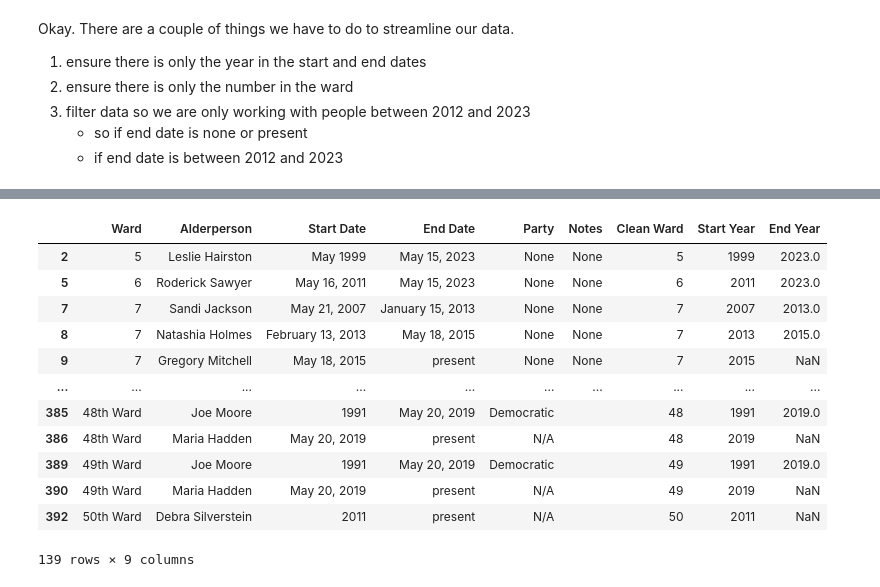
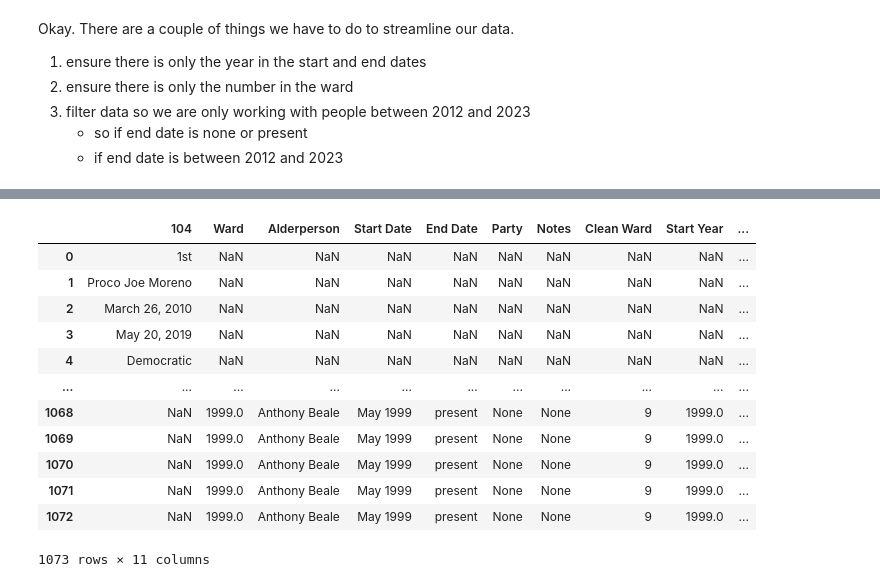
Before and after one commit to uchicago-2025-capp30122/30122-project-gitmoney, a Jupyter notebook: Scraper/join_ward_jsons.ipynb, the cells around one changed output, grey strips where cells are left out. Drawn from its saved outputs; the diff is of its cells as text; code cells hidden in the pictures.

Commit message:
joined scraper data, unchecked

```diff
--- a/Scraper/join_ward_jsons.ipynb
+++ b/Scraper/join_ward_jsons.ipynb
@@ -6,12 +6,12 @@ import csv
 # %%
 full_wards = []
 
-with open("libbys_scraped_data.json", "r") as f:
+with open("../data/wiki/libbys_scraped_data.json", "r") as f:
     df = json.load(f)
     for row in df:
         full_wards.append(row)
 
-with open("scraped_data.json", "r") as f:
+with open("../data/wiki/getnet_data.json", "r") as f:
     df = json.load(f)
     for row in df:
         full_wards.append(row)
@@ -41,8 +41,9 @@ Okay. There are a couple of things we have to do to streamline our data.
     - so if end date is none or present
     - if end date is between 2012 and 2023
 # %%
-all_alderpeople["Clean Ward"] =  all_alderpeople["Ward"].str.extract('(\\d+)')
-all_alderpeople["Start Year"] =  all_alderpeople["Start Date"].str.extract('(\\d{4})')
+all_alderpeople["Clean Ward"] = all_alderpeople["Ward"].str.extract('(\\d+)')
+all_alderpeople["Start Year"] = all_alderpeople["Start Date"].str.extract('(\\d{4})')
 all_alderpeople["End Year"] =  all_alderpeople["End Date"].str.extract('(\\d{4})')
+all_alderpeople["Start Year"] =  pd.to_numeric(all_alderpeople['Start Year'])
 all_alderpeople["End Year"] =  pd.to_numeric(all_alderpeople['End Year'])
 # %%
@@ -64,19 +63,18 @@ all_alderpeople
 # %%
 alders_2012_2023 =  all_alderpeople.loc[(all_alderpeople['End Year'] >= 2012) | (all_alderpeople['End Year'].isna()) ]
-
-alders_2012_2023
+alders_2012_2023 = alders_2012_2023.sort_values(by = "Clean Ward")
 # %% [output]
-|  | Ward | Alderperson | Start Date | End Date | Party | Notes | Clean Ward | Start Year | End Year |
-| 2 | 5 | Leslie Hairston | May 1999 | May 15, 2023 | None | None | 5 | 1999 | 2023.0 |
-| 5 | 6 | Roderick Sawyer | May 16, 2011 | May 15, 2023 | None | None | 6 | 2011 | 2023.0 |
-| 7 | 7 | Sandi Jackson | May 21, 2007 | January 15, 2013 | None | None | 7 | 2007 | 2013.0 |
-| 8 | 7 | Natashia Holmes | February 13, 2013 | May 18, 2015 | None | None | 7 | 2013 | 2015.0 |
-| 9 | 7 | Gregory Mitchell | May 18, 2015 | present | None | None | 7 | 2015 | NaN |
-| ... | ... | ... | ... | ... | ... | ... | ... | ... | ... |
-| 385 | 48th Ward | Joe Moore | 1991 | May 20, 2019 | Democratic |  | 48 | 1991 | 2019.0 |
-| 386 | 48th Ward | Maria Hadden | May 20, 2019 | present | N/A |  | 48 | 2019 | NaN |
-| 389 | 49th Ward | Joe Moore | 1991 | May 20, 2019 | Democratic |  | 49 | 1991 | 2019.0 |
-| 390 | 49th Ward | Maria Hadden | May 20, 2019 | present | N/A |  | 49 | 2019 | NaN |
-| 392 | 50th Ward | Debra Silverstein | 2011 | present | N/A |  | 50 | 2011 | NaN |
+|  | 104 | Ward | Alderperson | Start Date | End Date | Party | Notes | Clean Ward | Start Year | ... |
+| 0 | 1st | NaN | NaN | NaN | NaN | NaN | NaN | NaN | NaN | ... |
+| 1 | Proco Joe Moreno | NaN | NaN | NaN | NaN | NaN | NaN | NaN | NaN | ... |
+| 2 | March 26, 2010 | NaN | NaN | NaN | NaN | NaN | NaN | NaN | NaN | ... |
+| 3 | May 20, 2019 | NaN | NaN | NaN | NaN | NaN | NaN | NaN | NaN | ... |
+| 4 | Democratic | NaN | NaN | NaN | NaN | NaN | NaN | NaN | NaN | ... |
+| ... | ... | ... | ... | ... | ... | ... | ... | ... | ... | ... |
+| 1068 | NaN | 1999.0 | Anthony Beale | May 1999 | present | None | None | 9 | 1999.0 | ... |
+| 1069 | NaN | 1999.0 | Anthony Beale | May 1999 | present | None | None | 9 | 1999.0 | ... |
+| 1070 | NaN | 1999.0 | Anthony Beale | May 1999 | present | None | None | 9 | 1999.0 | ... |
+| 1071 | NaN | 1999.0 | Anthony Beale | May 1999 | present | None | None | 9 | 1999.0 | ... |
+| 1072 | NaN | 1999.0 | Anthony Beale | May 1999 | present | None | None | 9 | 1999.0 | ... |
-139 rows × 9 columns
+1073 rows × 11 columns
 # %%
```
Also changed, not shown: parts of 5 cells of this notebook, 11 other files.
